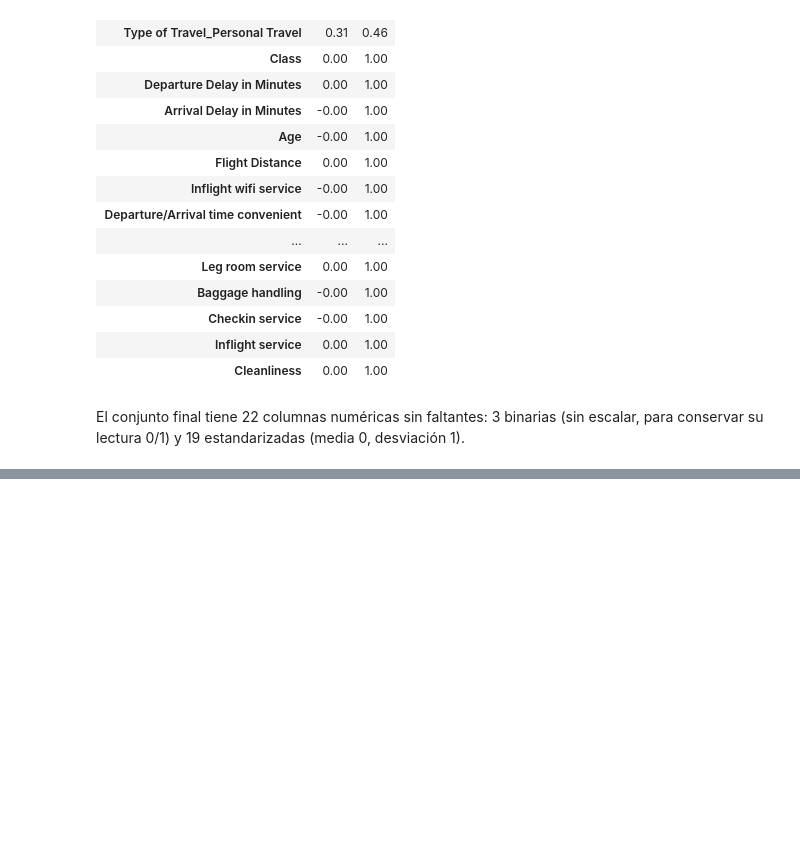
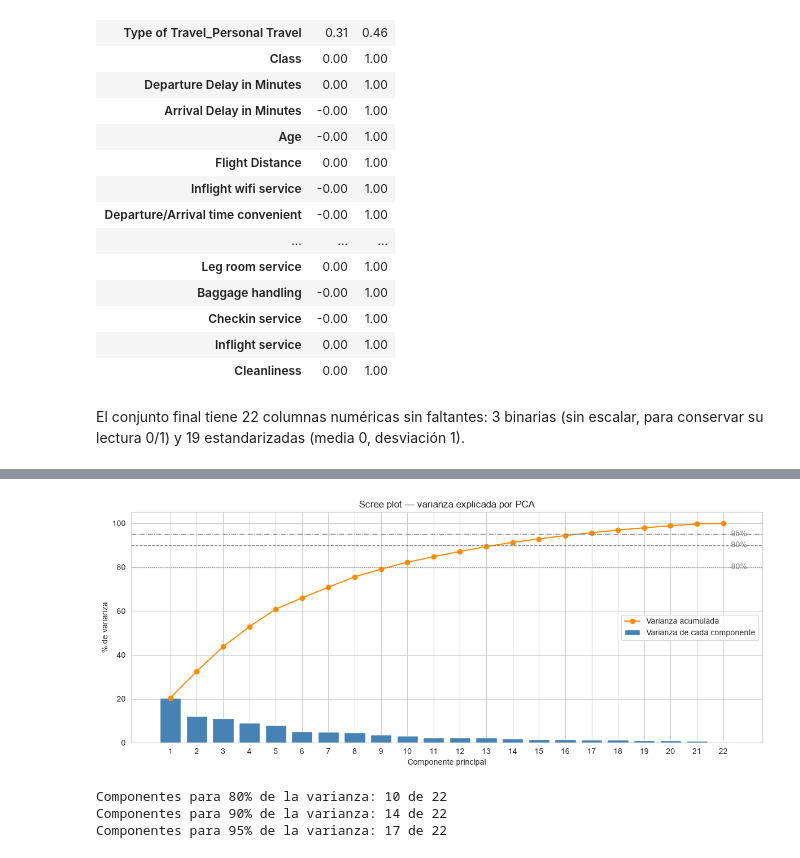
Before and after one commit to isabelhoyos287560/entrega2-analisis-de-datos, a Jupyter notebook: 03_preprocesamiento.ipynb, the cells around one changed output, grey strips where cells are left out. Drawn from its saved outputs; the diff is of its cells as text; code cells hidden in the pictures; blank space fills up the shorter version.

Commit message:
PCA con varianza explicada, loadings y biplot

```diff
--- a/03_preprocesamiento.ipynb
+++ b/03_preprocesamiento.ipynb
@@ -229,0 +237,15 @@ El conjunto final tiene 22 columnas numéricas sin faltantes: 3 binarias (sin es
+# %%
+from sklearn.decomposition import PCA
+
+pca = PCA()
+X_pca = pca.fit_transform(X_prep)
+
+varianza = pca.explained_variance_ratio_
+acumulada = varianza.cumsum()
+
+tabla_varianza = pd.DataFrame({
+    'componente': [f'PC{i+1}' for i in range(len(varianza))],
+    'varianza (%)': (varianza * 100).round(2),
+    'acumulada (%)': (acumulada * 100).round(2),
+})
+tabla_varianza.head(12)
@@ -229,0 +266,24 @@ El conjunto final tiene 22 columnas numéricas sin faltantes: 3 binarias (sin es
+# %%
+fig, ax = plt.subplots(figsize=(12, 5))
+componentes = range(1, len(varianza) + 1)
+ax.bar(componentes, varianza * 100, color='steelblue', label='Varianza de cada componente')
+ax.plot(componentes, acumulada * 100, marker='o', color='darkorange', label='Varianza acumulada')
+for umbral, estilo in [(80, ':'), (90, '--'), (95, '-.')]:
+    ax.axhline(umbral, color='gray', linestyle=estilo, linewidth=1)
+    ax.text(len(varianza) + 0.3, umbral, f'{umbral}%', va='center', color='gray')
+ax.set_xlabel('Componente principal')
+ax.set_ylabel('% de varianza')
+ax.set_xticks(list(componentes))
+ax.set_title('Scree plot — varianza explicada por PCA')
+ax.legend(loc='center right')
+plt.tight_layout()
+plt.show()
+
+for umbral in [0.80, 0.90, 0.95]:
+    n = np.argmax(acumulada >= umbral) + 1
+    print(f"Componentes para {umbral:.0%} de la varianza: {n} de {len(varianza)}")
+# %% [output]
+[figure, added]
+Componentes para 80% de la varianza: 10 de 22
+Componentes para 90% de la varianza: 14 de 22
+Componentes para 95% de la varianza: 17 de 22
```
Also changed, not shown: parts of 12 cells of this notebook.
